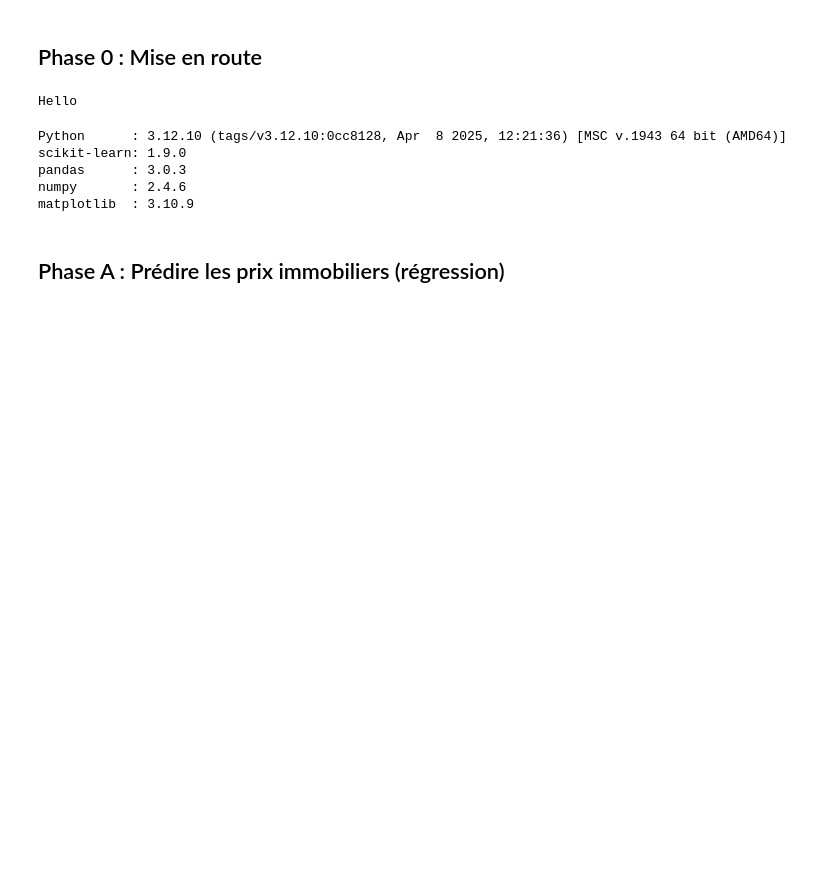
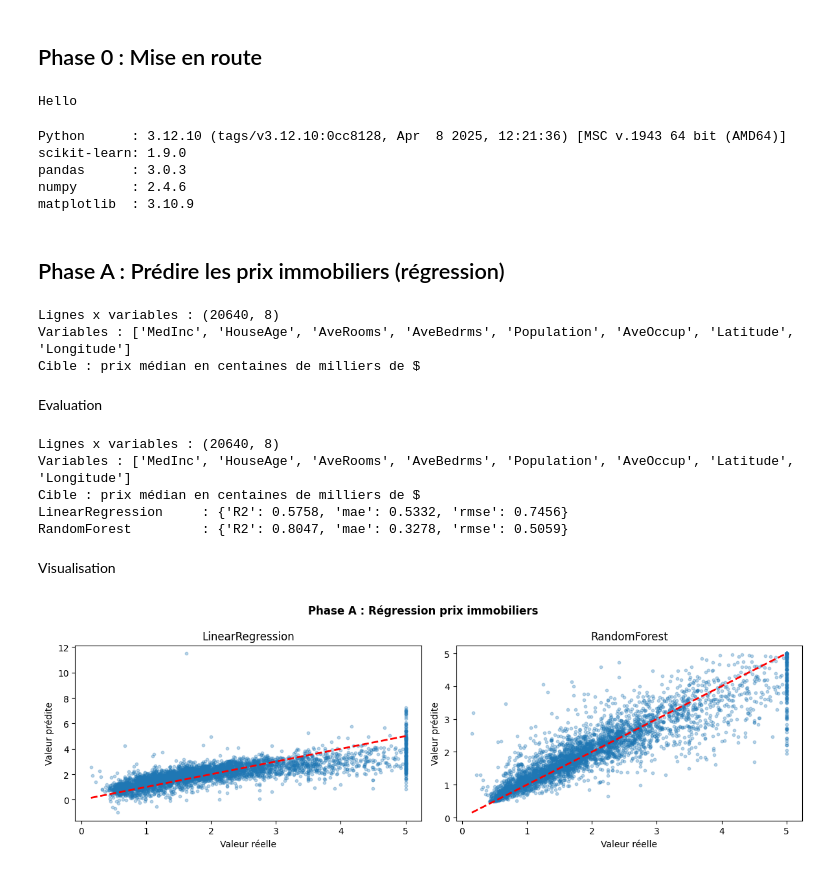
Before and after one commit to bms-awadi/arene-des-algos-Awadi_BEDJA, a Jupyter notebook: Partie3_algorithmes/arene_des_algos.ipynb, the cells around one changed output. Saved outputs shown, nothing was run; the diff lists cells and outputs as text; code cells hidden in the pictures; blank space fills up the shorter version.

Commit message:
feat(phase A) : regression prix immobiliers linear + random forest

```diff
--- a/Partie3_algorithmes/arene_des_algos.ipynb
+++ b/Partie3_algorithmes/arene_des_algos.ipynb
@@ -29,3 +29,22 @@ numpy       : 2.4.6
 matplotlib  : 3.10.9
 # %% [markdown]
 ## Phase A : Prédire les prix immobiliers (régression)
+# %%
+from sklearn.datasets import fetch_california_housing
+
+def charger_immobilier():
+    """Charge California Housing, renvoie X, y."""
+    dataset = fetch_california_housing()
+    X, y = dataset.data, dataset.target
+    print("Lignes x variables :", X.shape)
+    print("Variables :", dataset.feature_names)
+    print("Cible : prix médian en centaines de milliers de $")
+    return X, y
+
+X, y = charger_immobilier()
+# %% [output]
+Lignes x variables : (20640, 8)
+Variables : ['MedInc', 'HouseAge', 'AveRooms', 'AveBedrms', 'Population', 'AveOccup', 'Latitude', 'Longitude']
+Cible : prix médian en centaines de milliers de $
+# %% [markdown]
+Evaluation
@@ -31,0 +64,50 @@ matplotlib  : 3.10.9
+# %%
+from sklearn.model_selection import train_test_split
+from sklearn.preprocessing import StandardScaler
+from sklearn.pipeline import Pipeline
+from sklearn.linear_model import LinearRegression
+from sklearn.ensemble import RandomForestRegressor
+
+X, y = charger_immobilier()
+X_train, X_test, y_train, y_test = train_test_split(X, y, test_size=0.2, random_state=42)
+
+modeles = {
+    "LinearRegression": Pipeline([
+        ("scaler", StandardScaler()),
+        ("model",  LinearRegression()),
+    ]),
+    "RandomForest": Pipeline([
+        ("scaler", StandardScaler()),
+        ("model",  RandomForestRegressor(n_estimators=100, random_state=42)),
+    ]),
+}
+
+resultats_A = {}
+for nom, modele in modeles.items():
+    resultats_A[nom] = evaluer_regression(modele, X_train, X_test, y_train, y_test)
+    print(f"{nom:20s} : {resultats_A[nom]}")
+# %% [output]
+Lignes x variables : (20640, 8)
+Variables : ['MedInc', 'HouseAge', 'AveRooms', 'AveBedrms', 'Population', 'AveOccup', 'Latitude', 'Longitude']
+Cible : prix médian en centaines de milliers de $
+LinearRegression     : {'R2': 0.5758, 'mae': 0.5332, 'rmse': 0.7456}
+RandomForest         : {'R2': 0.8047, 'mae': 0.3278, 'rmse': 0.5059}
+# %% [markdown]
+Visualisation
+# %%
+fig, axes = plt.subplots(1, 2, figsize=(12, 4))
+
+for ax, (nom, modele) in zip(axes, modeles.items()):
+    y_pred = modele.predict(X_test)
+    ax.scatter(y_test, y_pred, alpha=0.3, s=10)
+    ax.plot([y_test.min(), y_test.max()],
+            [y_test.min(), y_test.max()], "r--", lw=2)
+    ax.set_title(nom)
+    ax.set_xlabel("Valeur réelle")
+    ax.set_ylabel("Valeur prédite")
+
+plt.suptitle("Phase A : Régression prix immobiliers", fontweight="bold")
+plt.tight_layout()
+plt.show()
+# %% [output]
+[figure, added]
```
Also changed, not shown: parts of 1 cell of this notebook, 1 other file.
